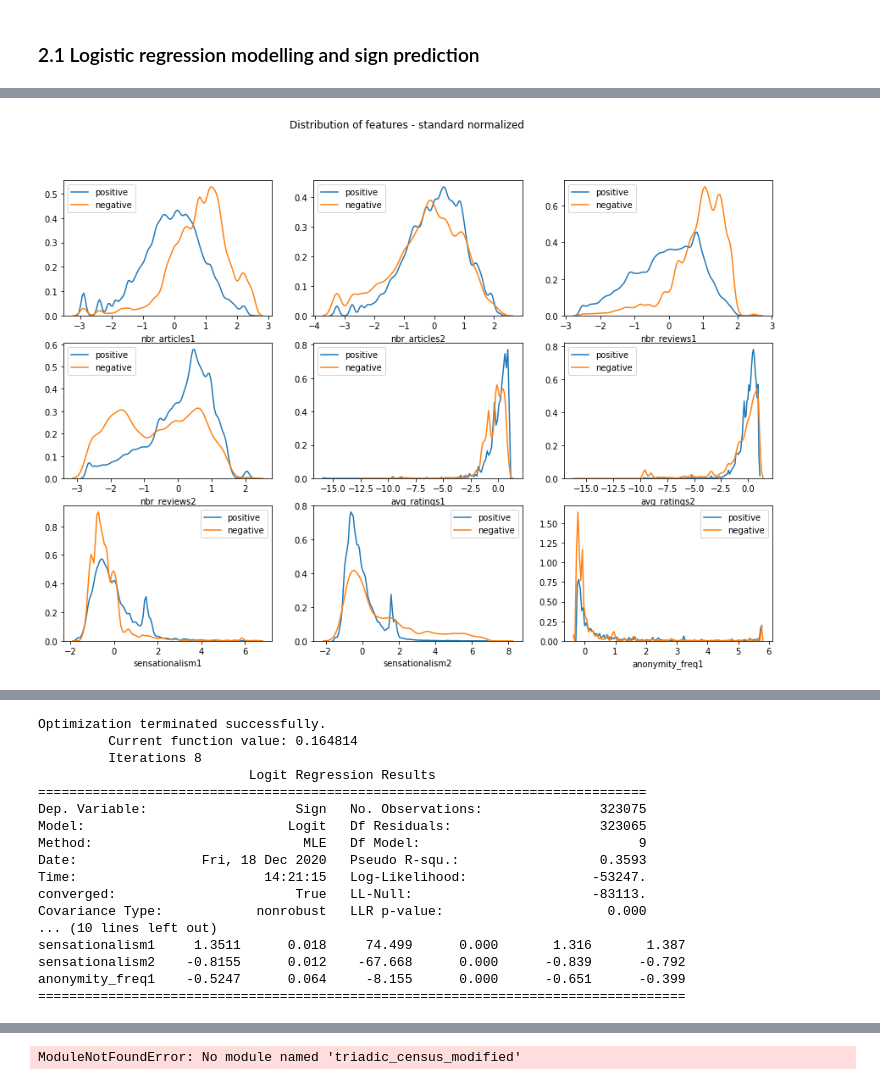
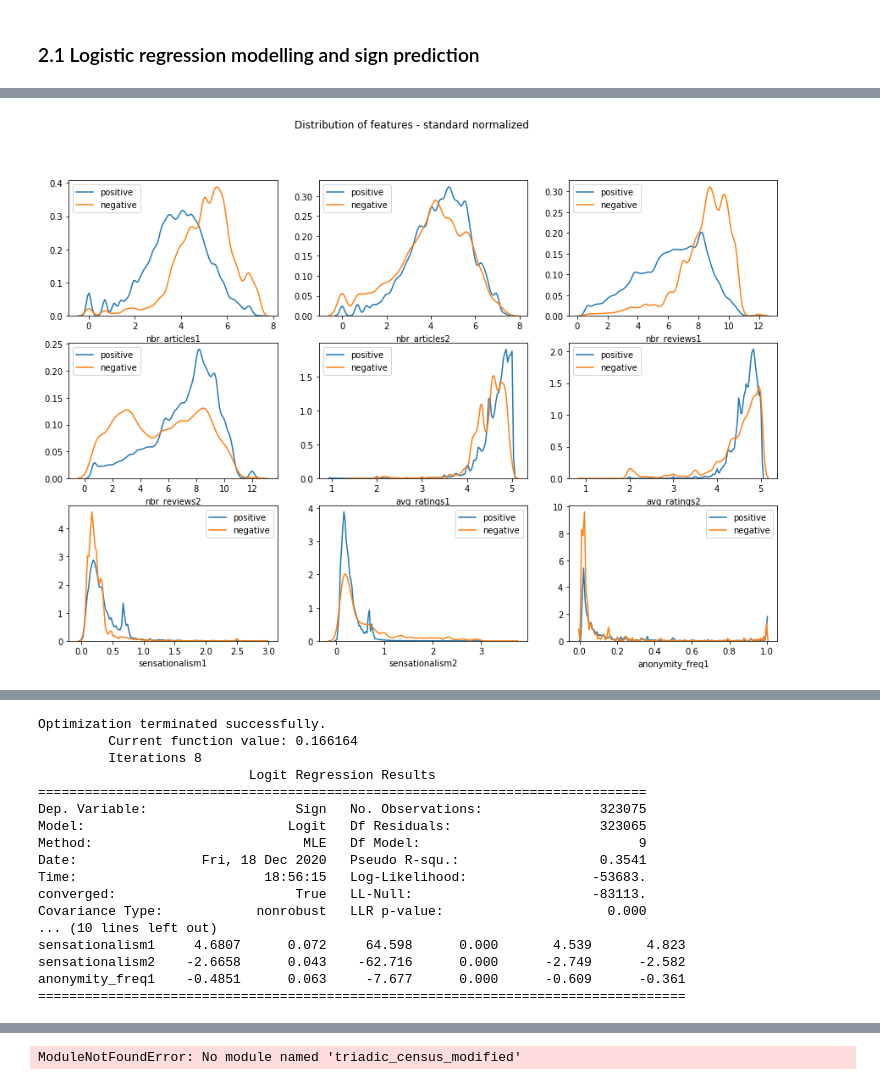
Before and after one commit to epfl-ada/ada-2020-project-milestone-p3-p3_adagio, a Jupyter notebook: preprocessing.ipynb, the cells around one changed output, grey strips where cells are left out. Cells and saved outputs as stored; diff of their text form; code cells hidden in the pictures.

```diff
--- a/preprocessing.ipynb
+++ b/preprocessing.ipynb
@@ -312,5 +320,6 @@ plt.show()
 # %%
 ax = sns.distplot(members['sensationalism'], bins=20, kde=False);
 ax.set(title='Distribution of sensationalism', xlabel='sensationalism', ylabel='number of users')
+ax.set_yscale('log')
 plt.show()
 # %% [output]
@@ -318,14 +327,2 @@ plt.show()
 # %% [markdown]
 ### 2.1 Logistic regression modelling and sign prediction
-# %%
-status_dataset.head()
-
-# turn into categorical value
-# categorize into two cases - never rated a content anonymously vs. rated a content anonymously at least once
-#  anonymity NodeB    NodeA
-#    3       once+    never
-#    2       once+    once+
-#    1       never    never
-#    0       never    once+
-status_dataset['anonymity1'] = status_dataset['anonymity_freq1'].apply(lambda x: 0 if x == 0 else 1)
-#status_dataset['anonymity2'] = status_dataset['anonymity_freq2'].apply(lambda x: 1 if x == 0 else 3)
@@ -342,6 +328,0 @@ Trying with log
-# %%
-features = ['nbr_articles1', 'nbr_articles2', 'nbr_reviews1', 'nbr_reviews2', 'avg_ratings1', 'avg_ratings2', 'sensationalism1', 'sensationalism2', 'anonymity_freq1']
-status_dataset_norm = status_dataset.copy()
-for f in features:
-    status_dataset_norm[f] = np.log(status_dataset_norm[f] + 1)
-status_dataset_norm['Sign'] = (status_dataset['Sign'] + 1)/2
@@ -376,25 +331,38 @@ status_dataset_norm[features] = pd.DataFrame(scaled_df, columns=features)
 # %%
+
+
+features = ['nbr_articles1', 'nbr_articles2', 'nbr_reviews1', 'nbr_reviews2',\
+            'avg_ratings1', 'avg_ratings2', 'sensationalism1', 'sensationalism2', 'anonymity_freq1']
+
+# for counter features (number of articles and reviews), perform log normalization
+log_features = ['nbr_articles1', 'nbr_articles2', 'nbr_reviews1', 'nbr_reviews2']
+status_dataset_norm = status_dataset.copy()
+for f in log_features:
+    status_dataset_norm[f] = np.log(status_dataset_norm[f] + 1)
+status_dataset_norm['Sign'] = (status_dataset['Sign'] + 1)/2
+
+
 # get the distribution and statistical testing mean value on each normalized feature, for different signs of edges
 
 pos_edge = status_dataset_norm[status_dataset_norm['Sign']==1]
 neg_edge = status_dataset_norm[status_dataset_norm['Sign']==0]
 
 fig, axs = plt.subplots(3,3, figsize=(15, 10), facecolor='w', edgecolor='k')
 plt.suptitle('Distribution of features - standard normalized')
 for i,ax in zip(range(9), axs.flat):
     sns.distplot(pos_edge[features[i]], hist=False,label = 'positive', ax=ax)
     sns.distplot(neg_edge[features[i]], hist=False,label = 'negative', ax=ax)
 
 plt.show()
 
 for f in features:
     F = np.var(pos_edge[f])/np.var(neg_edge[f])
     e_var = True if np.absolute(F-1) < 0.2 else False
     print('===========')
     print(f)
     print(scipy.stats.ttest_ind(pos_edge[f], neg_edge[f], equal_var = e_var))
     print(f'variance ratio = {F}')
 # %% [output]
-[figure, old version]
+[figure, new version]
 ===========
 nbr_articles1
@@ -418,25 +384,30 @@ variance ratio = 1.690884971563017
 # %%
 # run logistic regression modelling
+
 random_train, random_test = train_test_split(status_dataset_norm, test_size=0.3, random_state=10)
 
-mod = smf.logit(formula='Sign ~ avg_ratings1 + avg_ratings2 + nbr_reviews1 + nbr_reviews2 + nbr_articles1 + nbr_articles2 + sensationalism1 + sensationalism2 + anonymity_freq1', data=random_train)
+# split random_train training set into 5 subsets.
+
+
+mod = smf.logit(formula='Sign ~ avg_ratings1 + avg_ratings2 + nbr_reviews1 + nbr_reviews2 \
++ nbr_articles1 + nbr_articles2 + sensationalism1 + sensationalism2 + anonymity_freq1', data=random_train)
 res=mod.fit()
 print(res.summary())
 # %% [output]
 Optimization terminated successfully.
-         Current function value: 0.164814
+         Current function value: 0.166164
          Iterations 8
                            Logit Regression Results
 ==============================================================================
 Dep. Variable:                   Sign   No. Observations:               323075
 Model:                          Logit   Df Residuals:                   323065
 Method:                           MLE   Df Model:                            9
-Date:                Fri, 18 Dec 2020   Pseudo R-squ.:                  0.3593
-Time:                        14:21:15   Log-Likelihood:                -53247.
+Date:                Fri, 18 Dec 2020   Pseudo R-squ.:                  0.3541
+Time:                        18:56:15   Log-Likelihood:                -53683.
 converged:                       True   LL-Null:                       -83113.
 Covariance Type:            nonrobust   LLR p-value:                     0.000
 ... (10 lines left out)
-sensationalism1     1.3511      0.018     74.499      0.000       1.316       1.387
-sensationalism2    -0.8155      0.012    -67.668      0.000      -0.839      -0.792
-anonymity_freq1    -0.5247      0.064     -8.155      0.000      -0.651      -0.399
+sensationalism1     4.6807      0.072     64.598      0.000       4.539       4.823
+sensationalism2    -2.6658      0.043    -62.716      0.000      -2.749      -2.582
+anonymity_freq1    -0.4851      0.063     -7.677      0.000      -0.609      -0.361
 ===================================================================================
```
Also changed, not shown: parts of 13 cells of this notebook.
